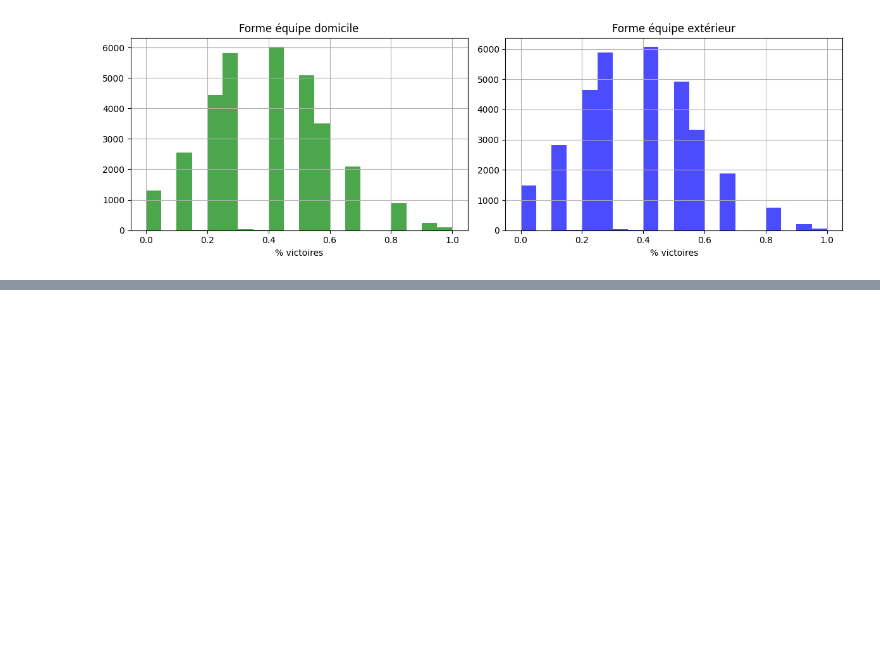
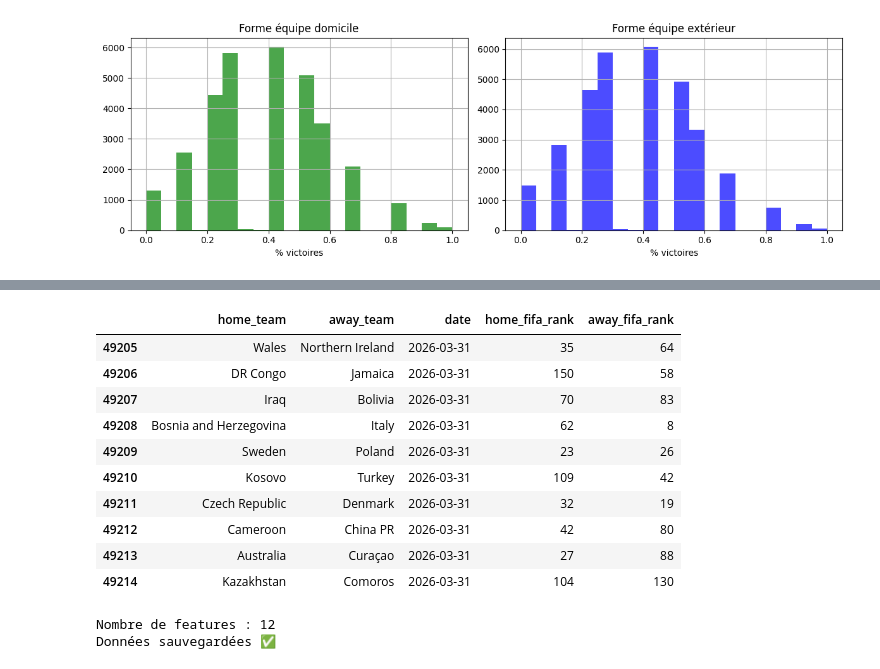
Before and after one commit to Maxoudr/ml-poc-project, a Jupyter notebook: notebooks/data_exploration.ipynb, the cells around one changed output, grey strips where cells are left out. Drawn from its saved outputs; the diff is of its cells as text; code cells hidden in the pictures; blank space fills up the shorter version.

Commit message:
feat: update data exploration with FIFA ranking and new features

```diff
--- a/notebooks/data_exploration.ipynb
+++ b/notebooks/data_exploration.ipynb
@@ -435,0 +552,5 @@ plt.show()
+# %%
+# Charger le ranking FIFA
+fifa = pd.read_csv('/Users/maximiliendorn/Desktop/ACheving/ml-poc-project/data/fifa_ranking-2023-07-20.csv')
+print(fifa.shape)
+fifa.head()
@@ -435,0 +565,22 @@ plt.show()
+# %%
+# Préparer le ranking FIFA
+fifa['rank_date'] = pd.to_datetime(fifa['rank_date'])
+fifa = fifa[['rank', 'country_full', 'rank_date']].copy()
+
+# Pour chaque match, trouver le ranking FIFA le plus proche de la date
+df_final['date'] = pd.to_datetime(df_final['date'])
+
+def get_fifa_rank(team, date):
+    team_ranks = fifa[fifa['country_full'] == team]
+    if len(team_ranks) == 0:
+        return 150  # valeur par défaut si pas de ranking
+    past_ranks = team_ranks[team_ranks['rank_date'] <= date]
+    if len(past_ranks) == 0:
+        return 150
+    return past_ranks.iloc[-1]['rank']
+
+print("Calcul ranking FIFA...")
+df_final['home_fifa_rank'] = df_final.apply(lambda row: get_fifa_rank(row['home_team'], row['date']), axis=1)
+df_final['away_fifa_rank'] = df_final.apply(lambda row: get_fifa_rank(row['away_team'], row['date']), axis=1)
+print("Terminé !")
+print(df_final[['home_team', 'away_team', 'home_fifa_rank', 'away_fifa_rank']].head())
@@ -435,0 +596,43 @@ plt.show()
+# %%
+# Vérifier sur des matchs récents
+df_final[['home_team', 'away_team', 'date', 'home_fifa_rank', 'away_fifa_rank']].tail(10)
+# %% [output]
+|  | home_team | away_team | date | home_fifa_rank | away_fifa_rank |
+| 49205 | Wales | Northern Ireland | 2026-03-31 | 35 | 64 |
+| 49206 | DR Congo | Jamaica | 2026-03-31 | 150 | 58 |
+| 49207 | Iraq | Bolivia | 2026-03-31 | 70 | 83 |
+| 49208 | Bosnia and Herzegovina | Italy | 2026-03-31 | 62 | 8 |
+| 49209 | Sweden | Poland | 2026-03-31 | 23 | 26 |
+| 49210 | Kosovo | Turkey | 2026-03-31 | 109 | 42 |
+| 49211 | Czech Republic | Denmark | 2026-03-31 | 32 | 19 |
+| 49212 | Cameroon | China PR | 2026-03-31 | 42 | 80 |
+| 49213 | Australia | Curaçao | 2026-03-31 | 27 | 88 |
+| 49214 | Kazakhstan | Comoros | 2026-03-31 | 104 | 130 |
+# %%
+# Features finales avec FIFA ranking
+features = ['home_team_enc', 'away_team_enc', 'tournament_enc', 'neutral',
+            'year', 'month', 'home_form', 'away_form', 'is_friendly', 'h2h',
+            'home_fifa_rank', 'away_fifa_rank']
+
+X = df_final[features]
+y = df_final['result_enc']
+
+# Split
+X_train, X_test, y_train, y_test = train_test_split(X, y, test_size=0.2, random_state=42)
+
+# Scaling
+scaler = StandardScaler()
+X_train_scaled = scaler.fit_transform(X_train)
+X_test_scaled = scaler.transform(X_test)
+
+# Sauvegarder
+np.save('/Users/maximiliendorn/Desktop/ACheving/ml-poc-project/data/X_train.npy', X_train_scaled)
+np.save('/Users/maximiliendorn/Desktop/ACheving/ml-poc-project/data/X_test.npy', X_test_scaled)
+np.save('/Users/maximiliendorn/Desktop/ACheving/ml-poc-project/data/y_train.npy', y_train)
+np.save('/Users/maximiliendorn/Desktop/ACheving/ml-poc-project/data/y_test.npy', y_test)
+
+print(f"Nombre de features : {X_train_scaled.shape[1]}")
+print("Données sauvegardées ✅")
+# %% [output]
+Nombre de features : 12
+Données sauvegardées ✅
```
Also changed, not shown: parts of 7 cells of this notebook.
